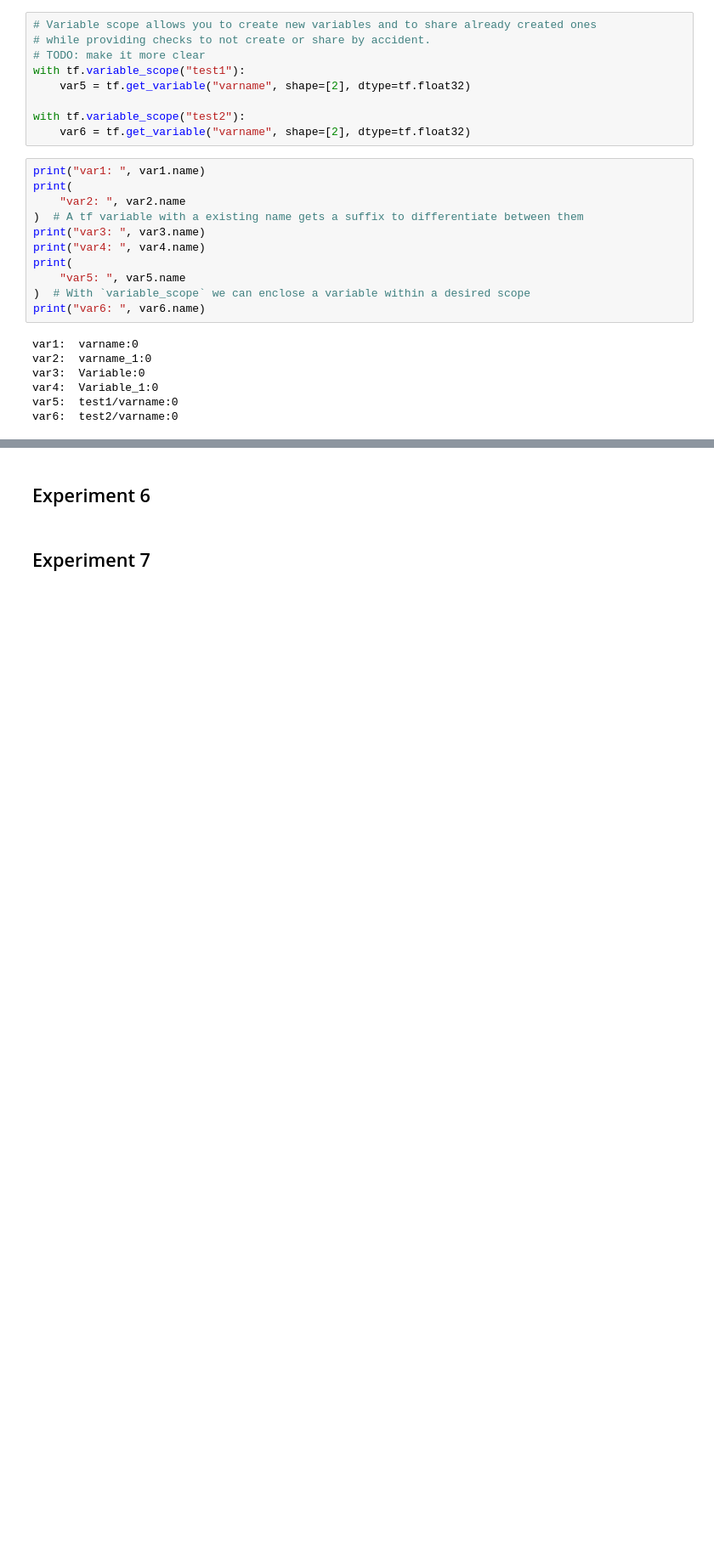
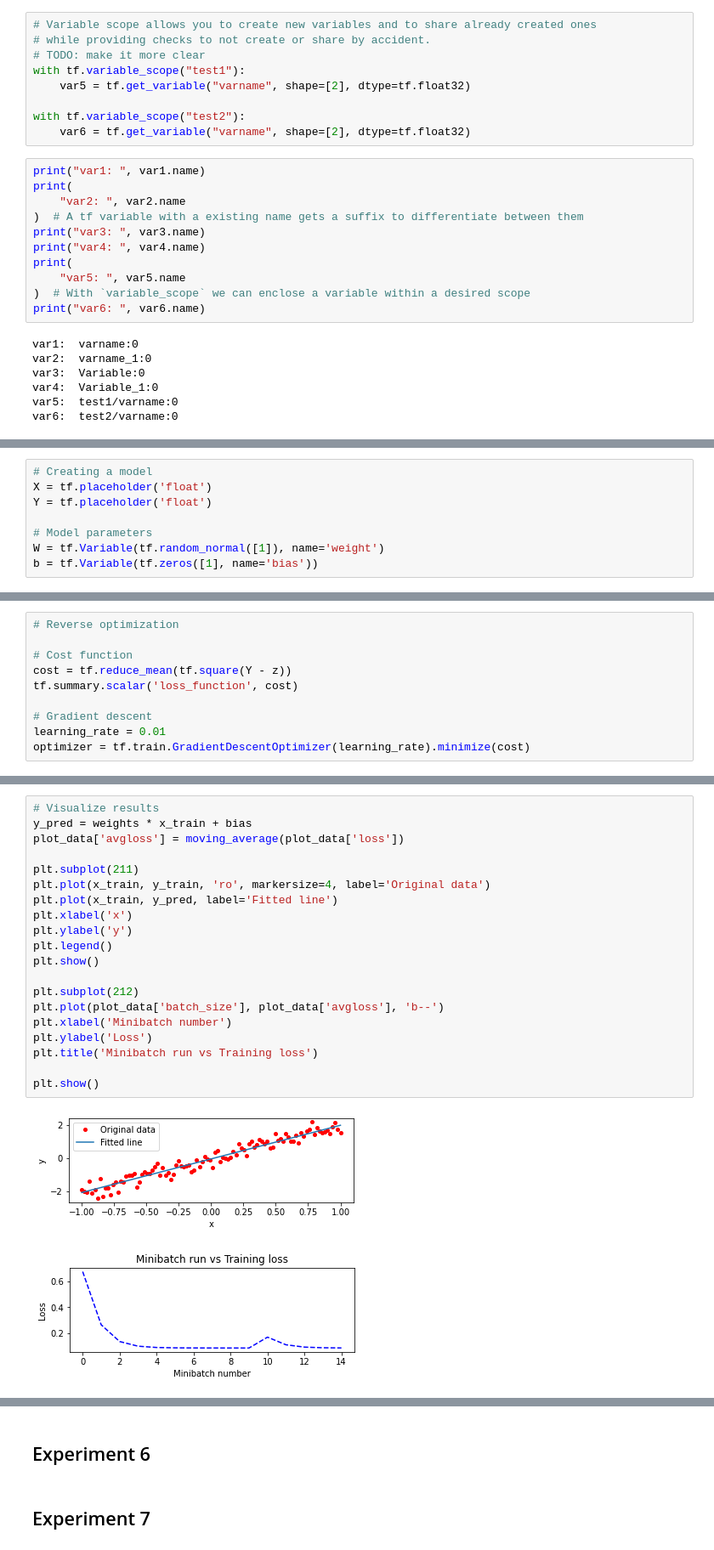
Before and after one commit to edgebr/aitraining-al, a Jupyter notebook: tensorflow_basics.ipynb, the cells around one changed output, grey strips where cells are left out. Shown at 85% size. Cells and saved outputs as stored; diff of their text form; blank space fills up the shorter version.

```diff
--- a/tensorflow_basics.ipynb
+++ b/tensorflow_basics.ipynb
@@ -125,0 +149,8 @@ var6:  test2/varname:0
+# %%
+# Creating a model
+X = tf.placeholder('float')
+Y = tf.placeholder('float')
+
+# Model parameters
+W = tf.Variable(tf.random_normal([1]), name='weight')
+b = tf.Variable(tf.zeros([1], name='bias'))
@@ -125,0 +162,10 @@ var6:  test2/varname:0
+# %%
+# Reverse optimization
+
+# Cost function
+cost = tf.reduce_mean(tf.square(Y - z))
+tf.summary.scalar('loss_function', cost)
+
+# Gradient descent
+learning_rate = 0.01
+optimizer = tf.train.GradientDescentOptimizer(learning_rate).minimize(cost)
@@ -125,0 +224,23 @@ var6:  test2/varname:0
+# %%
+# Visualize results
+y_pred = weights * x_train + bias
+plot_data['avgloss'] = moving_average(plot_data['loss'])
+
+plt.subplot(211)
+plt.plot(x_train, y_train, 'ro', markersize=4, label='Original data')
+plt.plot(x_train, y_pred, label='Fitted line')
+plt.xlabel('x')
+plt.ylabel('y')
+plt.legend()
+plt.show()
+
+plt.subplot(212)
+plt.plot(plot_data['batch_size'], plot_data['avgloss'], 'b--')
+plt.xlabel('Minibatch number')
+plt.ylabel('Loss')
+plt.title('Minibatch run vs Training loss')
+
+plt.show()
+# %% [output]
+[figure, added]
+[figure, added]
```
Also changed, not shown: parts of 9 cells of this notebook, 1 other file.
